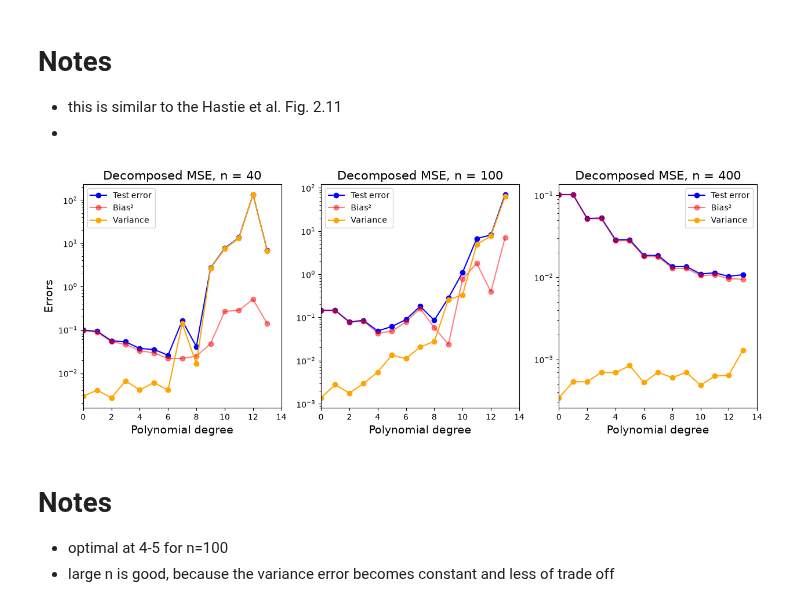
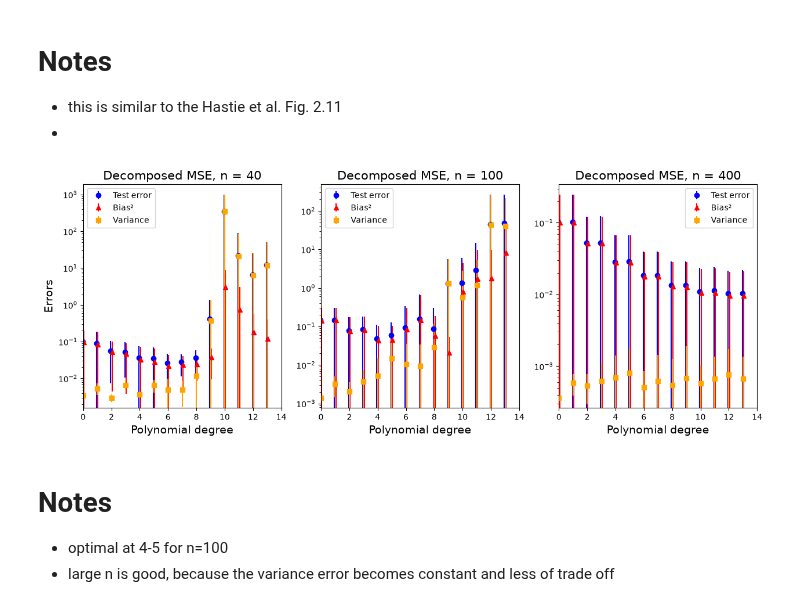
Before and after one commit to lukasMK01/FYS-STK4155, a Jupyter notebook: project_1/wip_project1.ipynb, the cells around one changed output. Drawn from its saved outputs; the diff is of its cells as text; code cells hidden in the pictures.

Commit message:
figures should be done now

```diff
--- a/project_1/wip_project1.ipynb
+++ b/project_1/wip_project1.ipynb
@@ -287,7 +287,7 @@ for d in [2,5,6,15]:
     ax.set_xlabel("Lambda", fontsize=14)
     ax.set_ylim(1e-2, 1e1)
     ax.set_xlim(1e-8, 1e4)
-    ax.vlines(lambdas[np.argmin(mse_train)],ymin=0,ymax=np.max(mse_train),linestyle="--", label=r'$\lambda_{min}$', color=train_color)
+    # ax.vlines(lambdas[np.argmin(mse_train)],ymin=0,ymax=np.max(mse_train),linestyle="--", label=r'$\lambda_{min}$', color=train_color)
     ax.legend()
     ax.label_outer()
     ax.text(0.02, 0.95, f"degree = {d}", transform=ax.transAxes, ha="left", va="top", fontsize=12)
@@ -411,47 +411,54 @@ def bootstrap_polynomial(n, degree_max, sigma=0.1, seed=2026, n_bootstraps=n_boo
     x_test = x_test.reshape(-1, 1)
     y_test = y_test.reshape(-1, 1)
 
-    error = np.zeros(degree_max)
-    bias = np.zeros(degree_max)
-    variance = np.zeros(degree_max)
+    error, error_std = np.zeros(degree_max), np.zeros(degree_max)
+    bias, bias_std = np.zeros(degree_max), np.zeros(degree_max)
+    variance, variance_std = np.zeros(degree_max), np.zeros(degree_max)
 
     for degree in range(degree_max):
         model = make_pipeline(PolynomialFeatures(degree=degree),
                               LinearRegression(fit_intercept=False))
         y_pred = np.empty((y_test.shape[0], n_bootstraps))
         for i in range(n_bootstraps):
             x_, y_ = resample(x_train, y_train)
             y_pred[:, i] = model.fit(x_, y_).predict(x_test).ravel()
 
         error[degree] = np.mean(np.mean((y_test - y_pred)**2, axis=1, keepdims=True))
         bias[degree] = np.mean((y_test - np.mean(y_pred, axis=1, keepdims=True))**2)
         variance[degree] = np.mean(np.var(y_pred, axis=1, keepdims=True))
 
-    return error, bias, variance
+        error_std[degree] = np.std(np.mean((y_test - y_pred)**2, axis=1, keepdims=True))
+        bias_std[degree] = np.std((y_test - np.mean(y_pred, axis=1, keepdims=True))**2)
+        variance_std[degree] = np.std(np.var(y_pred, axis=1, keepdims=True))
+
+    return error, bias, variance, error_std, bias_std, variance_std
 
 
 fig, ax = plt.subplots(1,3,figsize=[15,5])
 sp = 0 #What subplot / axis to plot
 
 for n in (40, 100, 400): #40,100,400
-    error, bias, variance = bootstrap_polynomial(n=n, degree_max=degree_max)
+    error, bias, variance, error_std, bias_std, variance_std = bootstrap_polynomial(n=n, degree_max=degree_max)
 
     #Plot results
-    ax[sp].plot(range(degree_max),error,"o-",color="blue",label="Test error")
-    ax[sp].plot(range(degree_max),bias,"o-",color="red", label="Bias²", alpha=0.5)
-    ax[sp].plot(range(degree_max),variance,"o-",color="orange",label="Variance")
+    # ax[sp].plot(range(degree_max),error,"o-",color="blue",label="Test error")
+    # ax[sp].plot(range(degree_max),bias,"o-",color="red", label="Bias²", alpha=1)
+    # ax[sp].plot(range(degree_max),variance,"o-",color="orange",label="Variance")
+    ax[sp].errorbar(np.arange(degree_max)-0.05, error, yerr = error_std, fmt='o', color="blue", label="Test error")
+    ax[sp].errorbar(np.arange(degree_max)+0.05, bias, yerr = bias_std, fmt='^', color="red", label="Bias²")
+    ax[sp].errorbar(range(degree_max), variance, yerr = variance_std, fmt='s', color="orange", label= "Variance")
     ax[sp].set_title(f"Decomposed MSE, n = {n}", fontsize=15)
     ax[sp].set_xlabel("Polynomial degree", fontsize=14)
 
     # ax[sp].set_ylim(1e-4,2e3)
     ax[sp].set_yscale("log")
     ax[sp].set_xlim(0,14)
     ax[sp].legend()
     sp += 1
 ax[0].set_ylabel("Errors", fontsize=14)
 plt.show()
 # %% [output]
-[figure, old version]
+[figure, new version]
 # %% [markdown]
 # Notes
 - optimal at 4-5 for n=100
```
Also changed, not shown: parts of 5 cells of this notebook.
